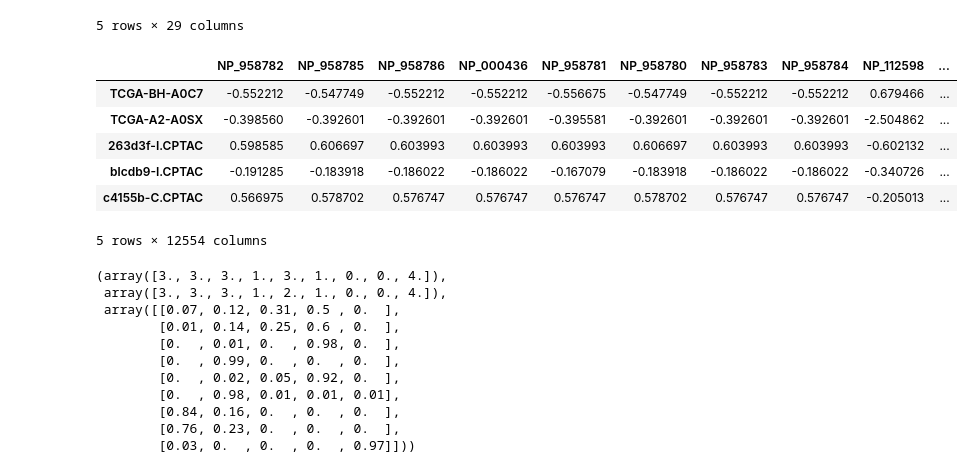
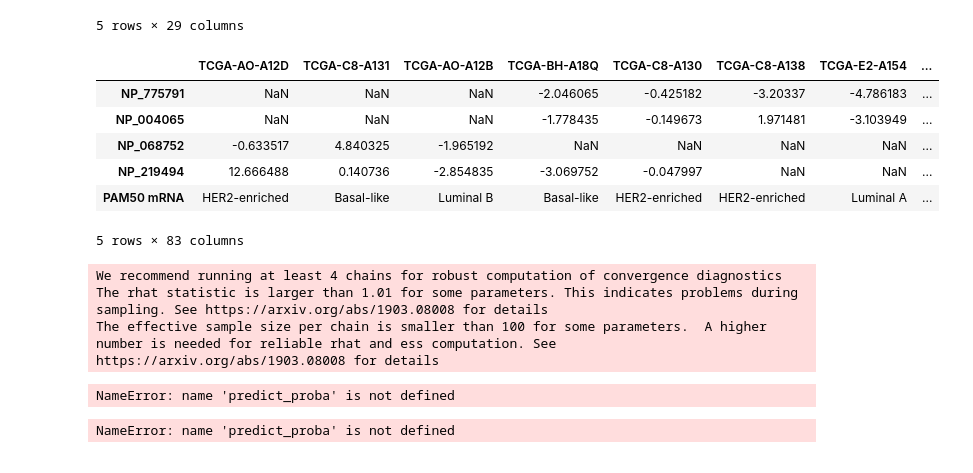
Before and after one commit to ArmandRathgeb/ML-Group-Project, a Jupyter notebook: sample.ipynb, the cells around one changed output. Saved outputs shown, nothing was run; the diff lists cells and outputs as text; code cells hidden in the pictures.

Commit message:
Fix bayesian analysis pipeline. Analysis still needs to be done, but on biohpc

```diff
--- a/sample.ipynb
+++ b/sample.ipynb
@@ -60,14 +62,14 @@ cancer_metadata.head()
 # %%
 cancer_proteomes = cancer_proteomes.T.merge(pd.DataFrame(cancer_metadata['PAM50 mRNA']), left_index=True, right_index=True, how='left')
 cancer_proteomes.iloc[-3:,-1] = ["Non-cancer"] * 3
 
-encoded_labels = cacl.ohe_data(diagnosed_proteome.iloc[-1])
-cancer_proteomes.tail()
+encoded_labels = cacl.ohe_data(cancer_proteomes.iloc[:,-1])
+cancer_proteomes.T.tail()
 # %% [output]
-|  | NP_958782 | NP_958785 | NP_958786 | NP_000436 | NP_958781 | NP_958780 | NP_958783 | NP_958784 | NP_112598 | ... |
-| TCGA-BH-A0C7 | -0.552212 | -0.547749 | -0.552212 | -0.552212 | -0.556675 | -0.547749 | -0.552212 | -0.552212 | 0.679466 | ... |
-| TCGA-A2-A0SX | -0.398560 | -0.392601 | -0.392601 | -0.392601 | -0.395581 | -0.392601 | -0.392601 | -0.392601 | -2.504862 | ... |
-| 263d3f-I.CPTAC | 0.598585 | 0.606697 | 0.603993 | 0.603993 | 0.603993 | 0.606697 | 0.603993 | 0.603993 | -0.602132 | ... |
-| blcdb9-I.CPTAC | -0.191285 | -0.183918 | -0.186022 | -0.186022 | -0.167079 | -0.183918 | -0.186022 | -0.186022 | -0.340726 | ... |
-| c4155b-C.CPTAC | 0.566975 | 0.578702 | 0.576747 | 0.576747 | 0.576747 | 0.578702 | 0.576747 | 0.576747 | -0.205013 | ... |
+|  | TCGA-AO-A12D | TCGA-C8-A131 | TCGA-AO-A12B | TCGA-BH-A18Q | TCGA-C8-A130 | TCGA-C8-A138 | TCGA-E2-A154 | ... |
+| NP_775791 | NaN | NaN | NaN | -2.046065 | -0.425182 | -3.20337 | -4.786183 | ... |
+| NP_004065 | NaN | NaN | NaN | -1.778435 | -0.149673 | 1.971481 | -3.103949 | ... |
+| NP_068752 | -0.633517 | 4.840325 | -1.965192 | NaN | NaN | NaN | NaN | ... |
+| NP_219494 | 12.666488 | 0.140736 | -2.854835 | -3.069752 | -0.047997 | NaN | NaN | ... |
+| PAM50 mRNA | HER2-enriched | Basal-like | Luminal B | Basal-like | HER2-enriched | HER2-enriched | Luminal A | ... |
-5 rows × 12554 columns
+5 rows × 83 columns
@@ -74,21 +81,21 @@ cancer_proteomes.tail()
 # %%
-X_train,X_test,Y_train,Y_test = train_test_split(cancer_proteomes.iloc[:,:-1], cancer_labels_enc, train_size=0.9, shuffle=True)
+X_train,X_test,Y_train,Y_test = train_test_split(data, encoded_labels, train_size=0.8, shuffle=True)
 
 
-model = cacl.train_pipeline(X_train, Y_train, imputation_type='mean', classifier='logistic', max_iter=1000)
-model.predict(X_test),Y_test.flatten(),np.round(model.predict_proba(X_test),2)
+model = cacl.train_pipeline(X_train, Y_train, preprocessing_step='standard', imputation_type='none', classifier='bayeslog', n_categories=4)
+#model.predict(X_test),Y_test.flatten()
 # %% [output]
-(array([3., 3., 3., 1., 3., 1., 0., 0., 4.]),
- array([3., 3., 3., 1., 2., 1., 0., 0., 4.]),
- array([[0.07, 0.12, 0.31, 0.5 , 0.  ],
-        [0.01, 0.14, 0.25, 0.6 , 0.  ],
-        [0.  , 0.01, 0.  , 0.98, 0.  ],
-        [0.  , 0.99, 0.  , 0.  , 0.  ],
-        [0.  , 0.02, 0.05, 0.92, 0.  ],
-        [0.  , 0.98, 0.01, 0.01, 0.01],
-        [0.84, 0.16, 0.  , 0.  , 0.  ],
-        [0.76, 0.23, 0.  , 0.  , 0.  ],
-        [0.03, 0.  , 0.  , 0.  , 0.97]]))
+We recommend running at least 4 chains for robust computation of convergence diagnostics
+The rhat statistic is larger than 1.01 for some parameters. This indicates problems during sampling. See https://arxiv.org/abs/1903.08008 for details
+The effective sample size per chain is smaller than 100 for some parameters.  A higher number is needed for reliable rhat and ess computation. See https://arxiv.org/abs/1903.08008 for details
+# %%
+model.predict(X_test),np.int32(Y_test.flatten())
+# %% [output]
+NameError: name 'predict_proba' is not defined
+# %%
+cacl.analysis_pipeline(model, (X_train,X_test,Y_train,Y_test), '', cancer_proteomes.iloc[:,-1].to_list())
+# %% [output]
+NameError: name 'predict_proba' is not defined
 # %%
 df_results = benchmark_methods(
     X_train, y_train,
```
Also changed, not shown: parts of 2 cells of this notebook, 5 other files.
